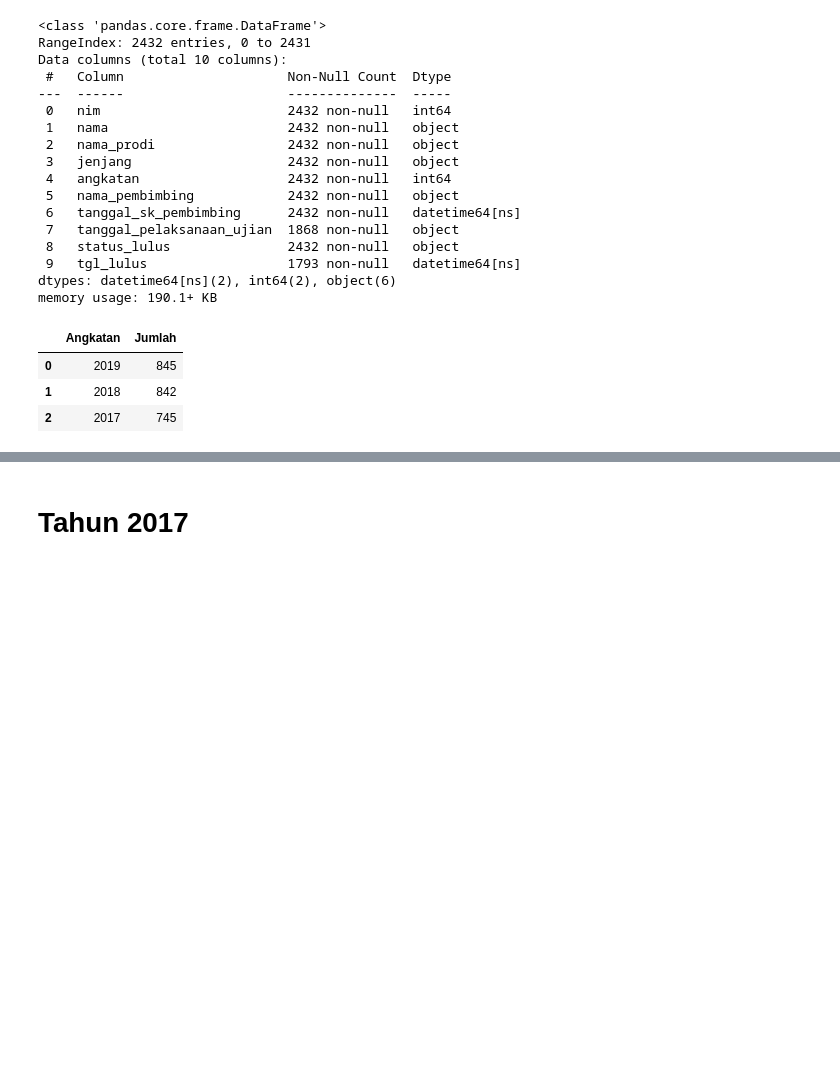
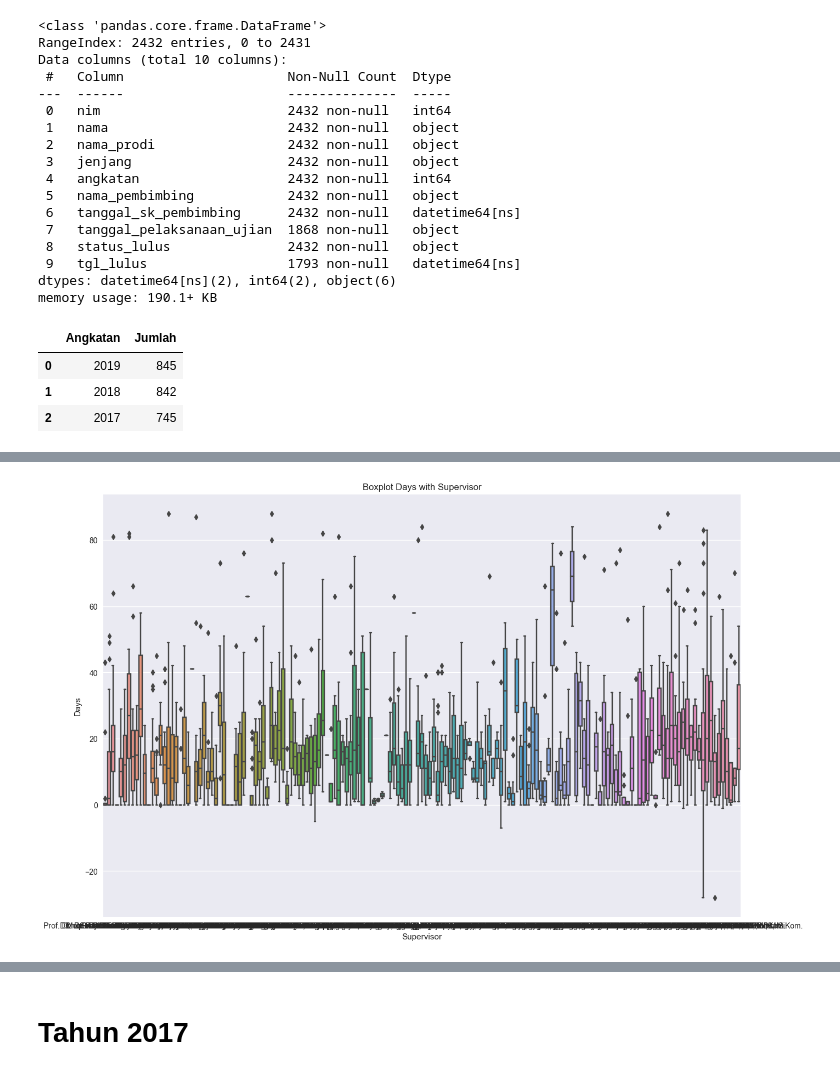
Before and after one commit to euclideands/viz, a Jupyter notebook: penelitian2.ipynb, the cells around one changed output, grey strips where cells are left out. Saved outputs shown, nothing was run; the diff lists cells and outputs as text; code cells hidden in the pictures; blank space fills up the shorter version.

```diff
--- a/penelitian2.ipynb
+++ b/penelitian2.ipynb
@@ -56,0 +155,10 @@ angkatan
+# %%
+# box plot days dengan nama_pembimbing
+plt.figure(figsize=(15, 10))
+sn.boxplot(x='nama_pembimbing', y='days', data=df)
+plt.title('Boxplot Days with Supervisor')
+plt.xlabel('Supervisor')
+plt.ylabel('Days')
+plt.show()
+# %% [output]
+[figure, added]
```
Also changed, not shown: parts of 12 cells of this notebook.
